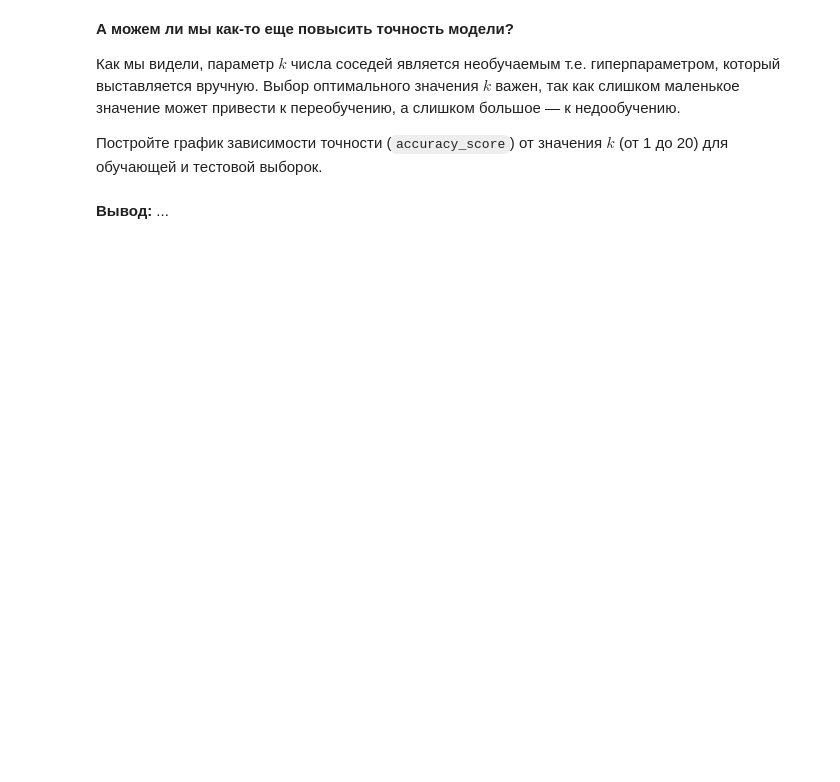
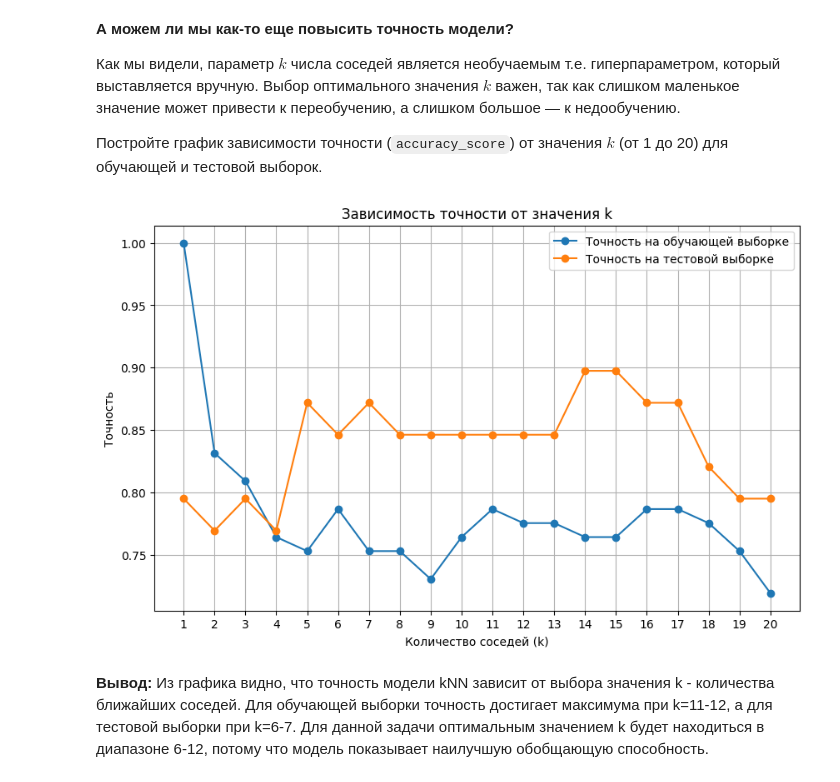
Before and after one commit to Crookedd/py3, a Jupyter notebook: 7.1 kNN.ipynb, the cells around one changed output. Cells and saved outputs as stored; diff of their text form; code cells hidden in the pictures; blank space fills up the shorter version.

```diff
--- a/7.1 kNN.ipynb
+++ b/7.1 kNN.ipynb
@@ -171,0 +386,17 @@ X, y = titanic[features_columns], titanic[target_column]
+# %%
+knn_no_scaling = KNeighborsClassifier(n_neighbors=5)
+knn_no_scaling.fit(X_train, y_train)
+y_pred_no_scaling = knn_no_scaling.predict(X_test)
+accuracy_no_scaling = accuracy_score(y_test, y_pred_no_scaling)
+
+scaler = MinMaxScaler()
+X_train_scaled = scaler.fit_transform(X_train)
+X_test_scaled = scaler.transform(X_test)
+
+knn_with_scaling = KNeighborsClassifier(n_neighbors=5)
+knn_with_scaling.fit(X_train_scaled, y_train)
+y_pred_with_scaling = knn_with_scaling.predict(X_test_scaled)
+accuracy_with_scaling = accuracy_score(y_test, y_pred_with_scaling)
+
+print(f'Точность без нормализации: {accuracy_no_scaling:.4f}')
+print(f'Точность с нормализацией: {accuracy_with_scaling:.4f}')
@@ -184,2 +418,30 @@ X, y = titanic[features_columns], titanic[target_column]
-# %% [markdown]
-**Вывод:** ...
+# %%
+train_accuracies = []
+test_accuracies = []
+
+k_values = range(1, 21)
+
+for k in k_values:
+    knn = KNeighborsClassifier(n_neighbors=k)
+    knn.fit(X_train_scaled, y_train)
+
+    y_train_pred = knn.predict(X_train_scaled)
+    y_test_pred = knn.predict(X_test_scaled)
+
+    train_accuracies.append(accuracy_score(y_train, y_train_pred))
+    test_accuracies.append(accuracy_score(y_test, y_test_pred))
+
+plt.figure(figsize=(10, 6))
+plt.plot(k_values, train_accuracies, label='Точность на обучающей выборке', marker='o')
+plt.plot(k_values, test_accuracies, label='Точность на тестовой выборке', marker='o')
+plt.title('Зависимость точности от значения k')
+plt.xlabel('Количество соседей (k)')
+plt.ylabel('Точность')
+plt.xticks(k_values)
+plt.grid()
+plt.legend()
+plt.show()
+# %% [output]
+[figure, added]
+# %% [markdown]
+**Вывод:** Из графика видно, что точность модели kNN зависит от выбора значения k - количества ближайших соседей. Для обучающей выборки точность достигает максимума при k=11-12, а для тестовой выборки при k=6-7. Для данной задачи оптимальным значением k будет находиться в диапазоне 6-12, потому что модель показывает наилучшую обобщающую способность.
```
Also changed, not shown: parts of 30 cells of this notebook, 3 other files.
